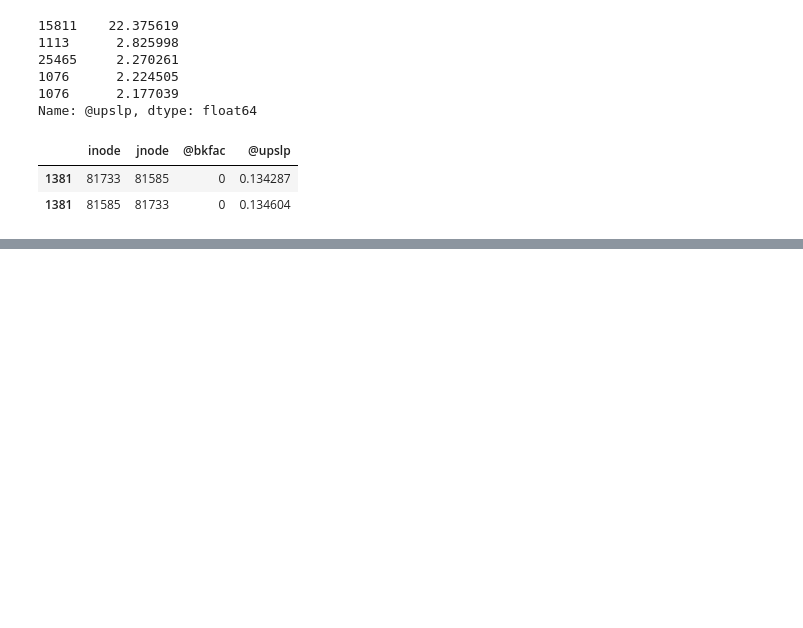
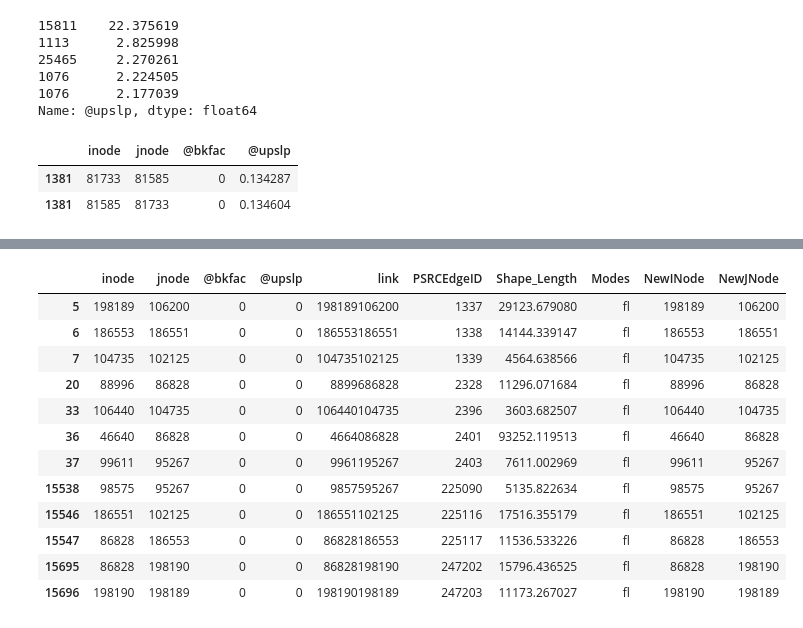
Before and after one commit to psrc/travel-modeling, a Jupyter notebook: slope/slope.ipynb, the cells around one changed output, grey strips where cells are left out. Cells and saved outputs as stored; diff of their text form; code cells hidden in the pictures; blank space fills up the shorter version.

```diff
--- a/slope/slope.ipynb
+++ b/slope/slope.ipynb
@@ -480,0 +528,16 @@ emme_attr.loc[1381]
+# %%
+ferry_links
+# %% [output]
+|  | inode | jnode | @bkfac | @upslp | link | PSRCEdgeID | Shape_Length | Modes | NewINode | NewJNode |
+| 5 | 198189 | 106200 | 0 | 0 | 198189106200 | 1337 | 29123.679080 | fl | 198189 | 106200 |
+| 6 | 186553 | 186551 | 0 | 0 | 186553186551 | 1338 | 14144.339147 | fl | 186553 | 186551 |
+| 7 | 104735 | 102125 | 0 | 0 | 104735102125 | 1339 | 4564.638566 | fl | 104735 | 102125 |
+| 20 | 88996 | 86828 | 0 | 0 | 8899686828 | 2328 | 11296.071684 | fl | 88996 | 86828 |
+| 33 | 106440 | 104735 | 0 | 0 | 106440104735 | 2396 | 3603.682507 | fl | 106440 | 104735 |
+| 36 | 46640 | 86828 | 0 | 0 | 4664086828 | 2401 | 93252.119513 | fl | 46640 | 86828 |
+| 37 | 99611 | 95267 | 0 | 0 | 9961195267 | 2403 | 7611.002969 | fl | 99611 | 95267 |
+| 15538 | 98575 | 95267 | 0 | 0 | 9857595267 | 225090 | 5135.822634 | fl | 98575 | 95267 |
+| 15546 | 186551 | 102125 | 0 | 0 | 186551102125 | 225116 | 17516.355179 | fl | 186551 | 102125 |
+| 15547 | 86828 | 186553 | 0 | 0 | 86828186553 | 225117 | 11536.533226 | fl | 86828 | 186553 |
+| 15695 | 86828 | 198190 | 0 | 0 | 86828198190 | 247202 | 15796.436525 | fl | 86828 | 198190 |
+| 15696 | 198190 | 198189 | 0 | 0 | 198190198189 | 247203 | 11173.267027 | fl | 198190 | 198189 |
```
Also changed, not shown: parts of 9 cells of this notebook.
